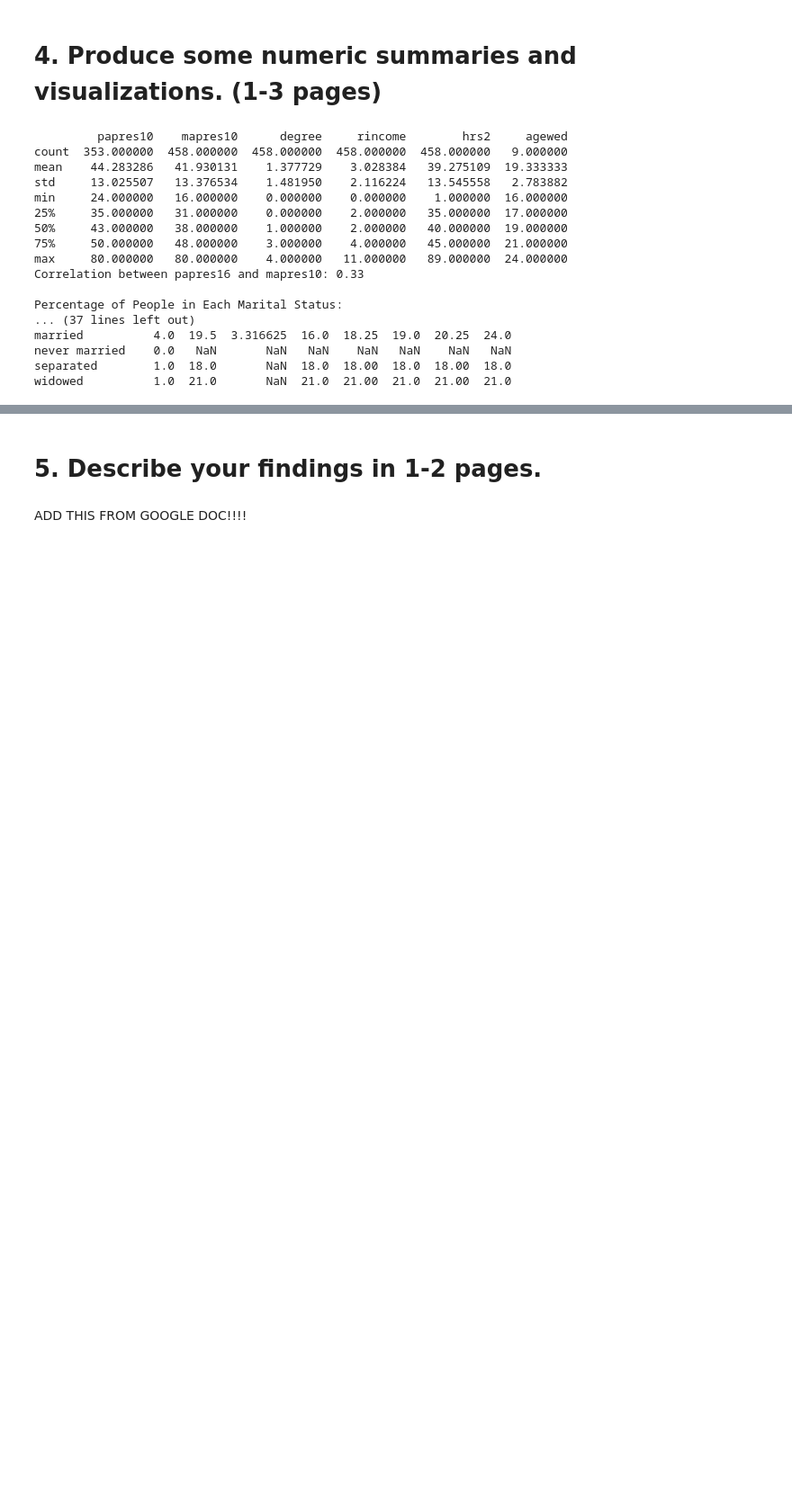
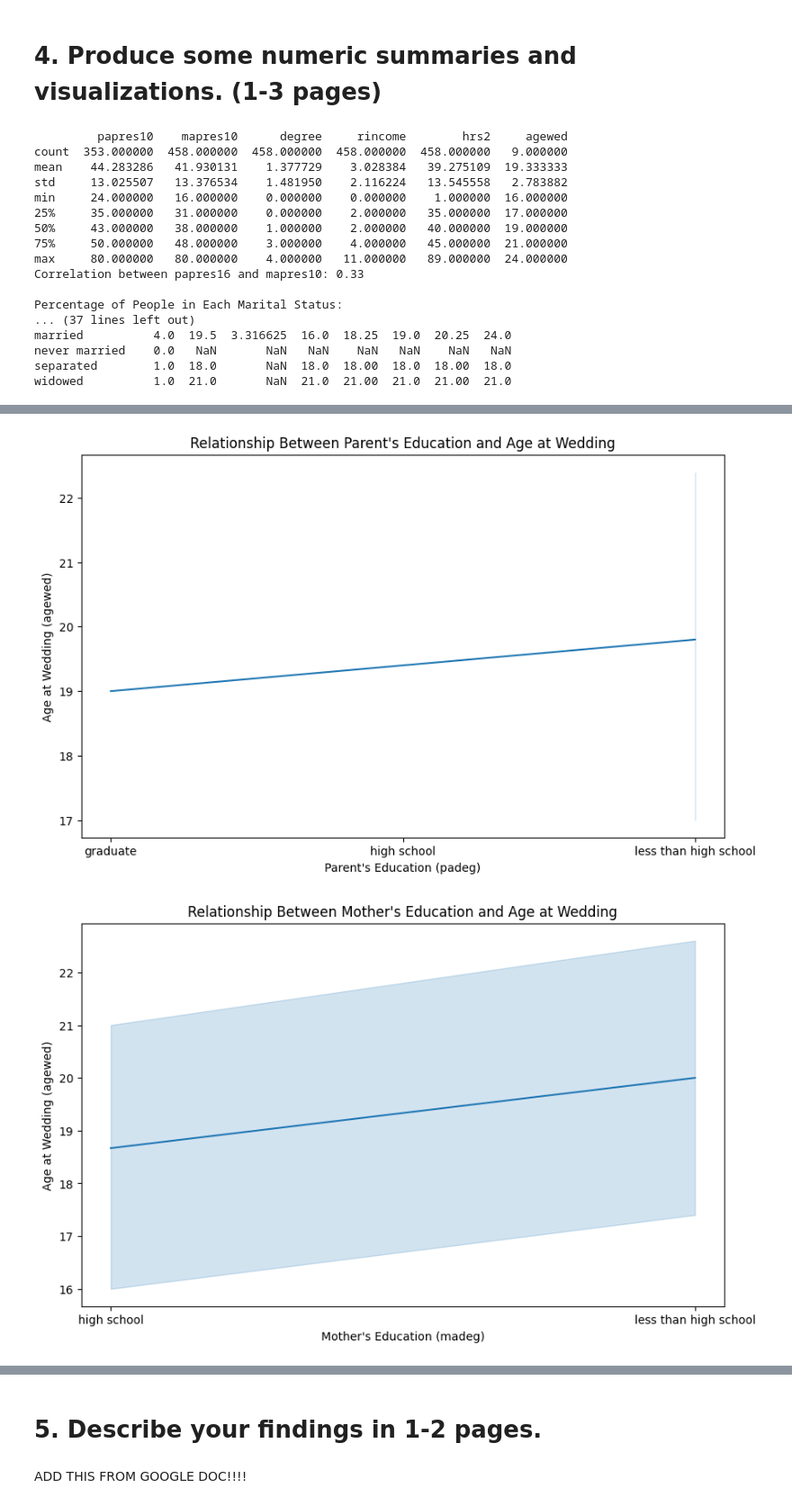
Before and after one commit to norawik/EDA, a Jupyter notebook: lab/gss.ipynb, the cells around one changed output, grey strips where cells are left out. Shown at 90% size. Saved outputs shown, nothing was run; the diff lists cells and outputs as text; code cells hidden in the pictures; blank space fills up the shorter version.

```diff
--- a/lab/gss.ipynb
+++ b/lab/gss.ipynb
@@ -302,0 +232,54 @@ plt.show()
+# %%
+#Create visualizations
+
+#Created a lineplot of the relationship between father's degree and age married
+plt.figure(figsize=(10, 6))
+sns.lineplot(x='padeg', y='agewed', data=df)
+plt.title('Relationship Between Parent\'s Education and Age at Wedding')
+plt.xlabel('Parent\'s Education (padeg)')
+plt.ylabel('Age at Wedding (agewed)')
+plt.show()
+
+#Created a lineplot of the relationship between mother's degree and age married
+plt.figure(figsize=(10, 6))
+sns.lineplot(x='madeg', y='agewed', data=df)
+plt.title('Relationship Between Mother\'s Education and Age at Wedding')
+plt.xlabel('Mother\'s Education (madeg)')
+plt.ylabel('Age at Wedding (agewed)')
+plt.show()
+
+#Created a lineplot of the relationship between father's job prestige and and respondent income
+plt.figure(figsize=(10, 6))
+sns.lineplot(x='papres10', y='rincome', data=df)
+plt.title('Relationship Between Father\'s Prestige and Respondent Income')
+plt.xlabel('Father\'s Prestige (papres10)')
+plt.ylabel('Respondent Income (rincome)')
+plt.show()
+
+#Created a lineplot of the relationship between mother's job prestige and respondent rincome
+plt.figure(figsize=(10, 6))
+sns.lineplot(x='mapres10', y='rincome', data=df)
+plt.title('Relationship Between Mother\'s Prestige and Respondent Income')
+plt.xlabel('Mother\'s Prestige (mapres10)')
+plt.ylabel('Respondent Income (rincome)')
+plt.show()
+
+#Created boxplot for relationship between father's degree and average hours worked
+plt.figure(figsize=(8, 6))
+sns.boxplot(x='padeg', y='hrs2', data=df)
+plt.title('Relationship between Father\'s Education and Hours Worked')
+plt.xlabel('Father\'s Education (padeg)')
+plt.ylabel('Hours Worked (hrs2)')
+plt.show()
+
+
+# Created boxplot for relationship between mother's degree and average hours worked
+plt.figure(figsize=(8, 6))
+sns.boxplot(x='madeg', y='hrs2', data=df)
+plt.title('Relationship between Mother\'s Education and Hours Worked')
+plt.xlabel('Mother\'s Education (madeg)')
+plt.ylabel('Hours Worked (hrs2)')
+plt.show()
+# %% [output]
+[figure, added]
+[figure, added]
```
Also changed, not shown: parts of 4 cells of this notebook.
